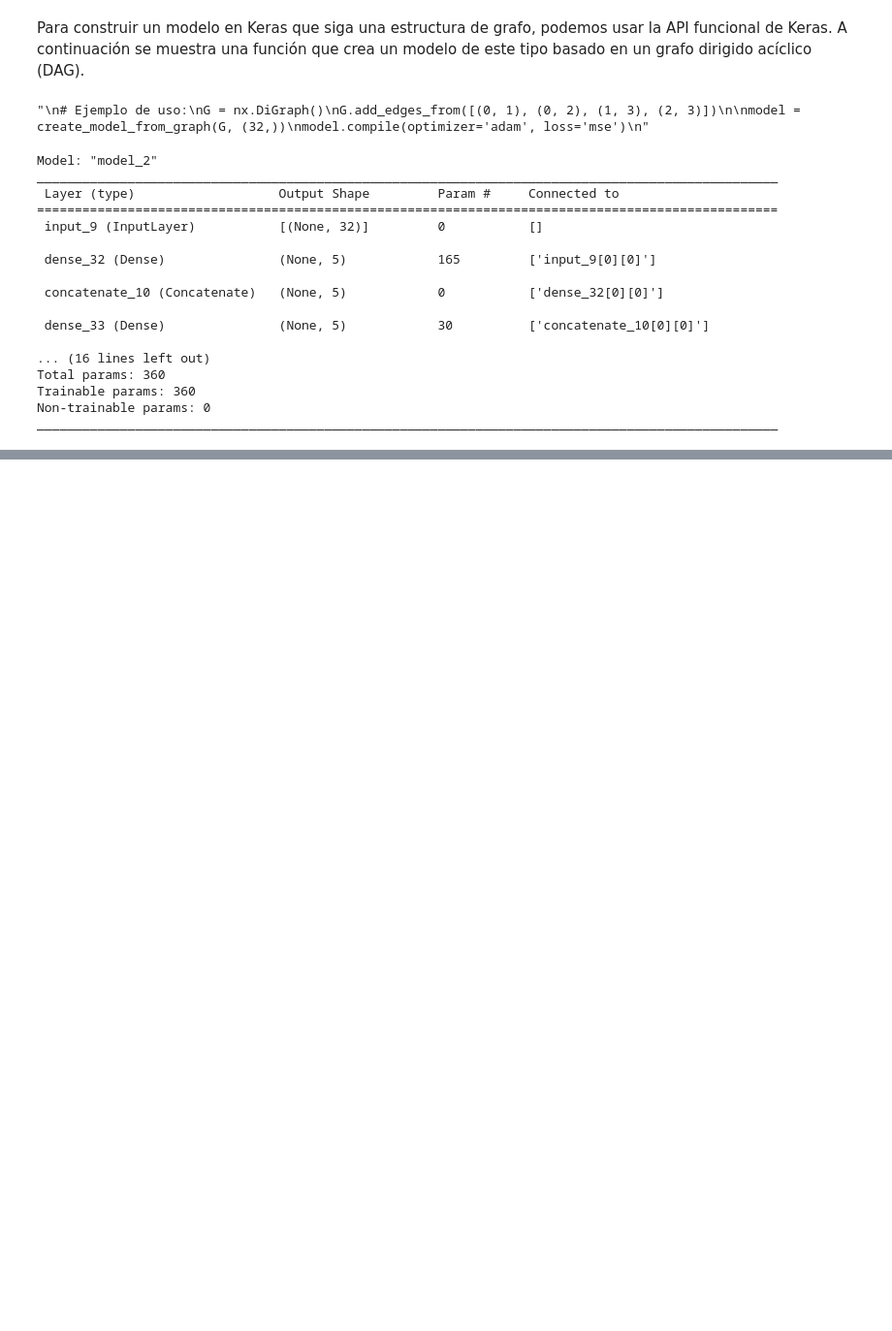
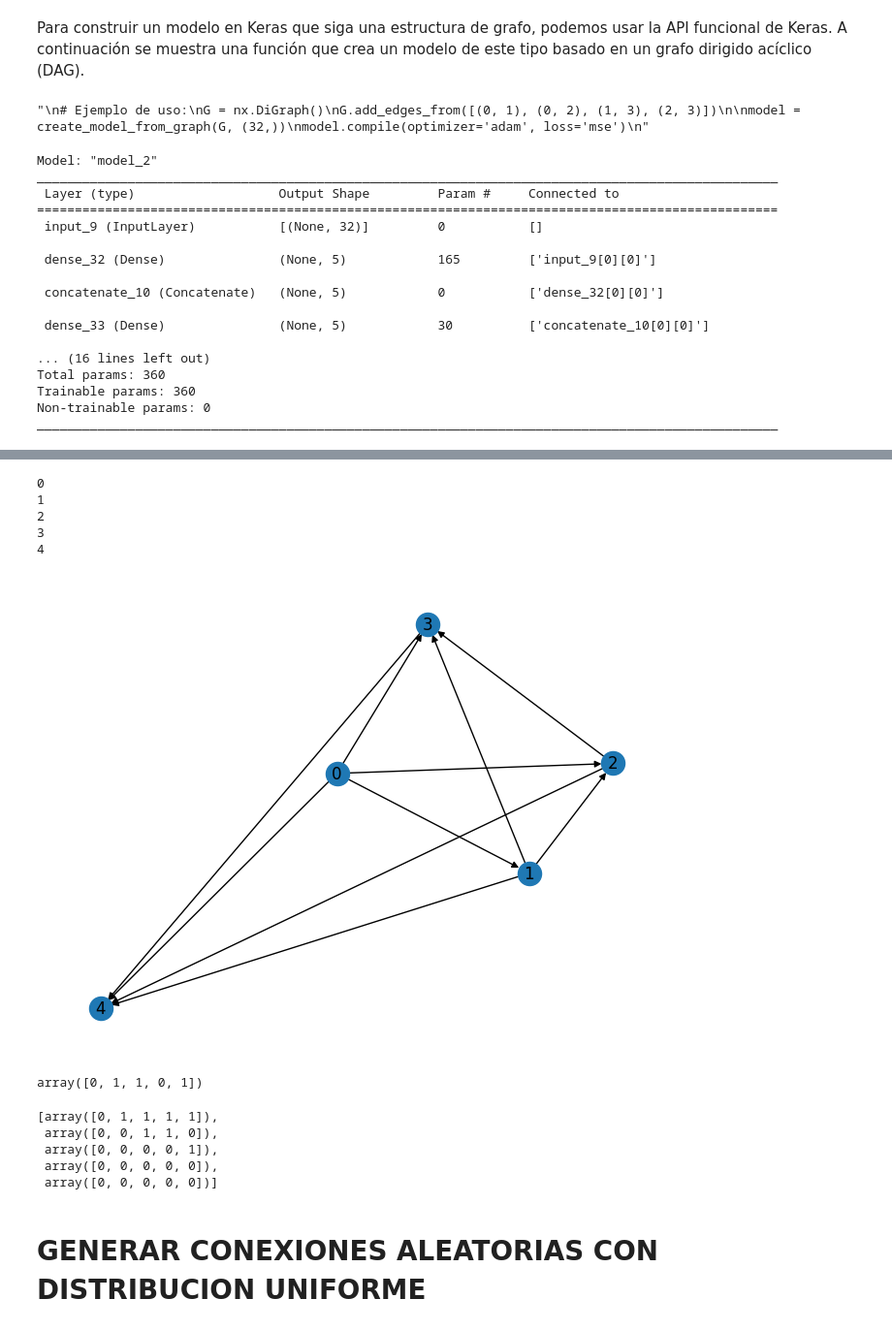
Before and after one commit to tintenderete/TFM, a Jupyter notebook: de_grafos_a_models_1.ipynb, the cells around one changed output, grey strips where cells are left out. Shown at 97% size. Drawn from its saved outputs; the diff is of its cells as text; code cells hidden in the pictures; blank space fills up the shorter version.

```diff
--- a/de_grafos_a_models_1.ipynb
+++ b/de_grafos_a_models_1.ipynb
@@ -224,0 +231,27 @@ ________________________________________________________________________________
+# %%
+import networkx as nx
+import numpy as np
+# Define la matriz de adyacencia como una lista de listas
+adjacency_matrix = [
+    [0, 1, 1, 1, 1],
+    [0, 0, 1, 1, 1],
+    [0, 0, 0, 1, 1],
+    [0, 0, 0, 0, 1],
+    [0, 0, 0, 0, 0]
+]
+
+# Crea un grafo a partir de la matriz de adyacencia
+G = nx.from_numpy_array(np.array(adjacency_matrix), create_using=nx.DiGraph)
+
+# Dibujar el grafo
+nx.draw(G, with_labels=True)
+
+for g in nx.topological_sort(G):
+  print(g)
+# %% [output]
+0
+1
+2
+3
+4
+[figure, added]
@@ -224,0 +261,25 @@ ________________________________________________________________________________
+# %%
+np.concatenate( (
+    np.array([0]) ,
+    np.where(np.random.rand(4) > 0.5, 1, 0)
+    ) )
+# %% [output]
+array([0, 1, 1, 0, 1])
+# %%
+# prueba de concepto , no es suficiente...
+adjacency_matrix = [
+    np.concatenate((  np.array([0]) , np.where(np.random.rand(4) > 0.5, 1, 0)  )),
+    np.concatenate((  np.array([0,0]) , np.where(np.random.rand(3) > 0.5, 1, 0)  )),
+    np.concatenate((  np.array([0,0,0]) , np.where(np.random.rand(2) > 0.5, 1, 0)  )),
+    np.concatenate((  np.array([0,0,0,0]) , np.where(np.random.rand(1) > 0.5, 1, 0)  )),
+    np.array([0,0,0,0,0]),
+]
+adjacency_matrix
+# %% [output]
+[array([0, 1, 1, 1, 1]),
+ array([0, 0, 1, 1, 0]),
+ array([0, 0, 0, 0, 1]),
+ array([0, 0, 0, 0, 0]),
+ array([0, 0, 0, 0, 0])]
+# %% [markdown]
+# GENERAR CONEXIONES ALEATORIAS CON DISTRIBUCION UNIFORME
```
Also changed, not shown: parts of 22 cells of this notebook.
